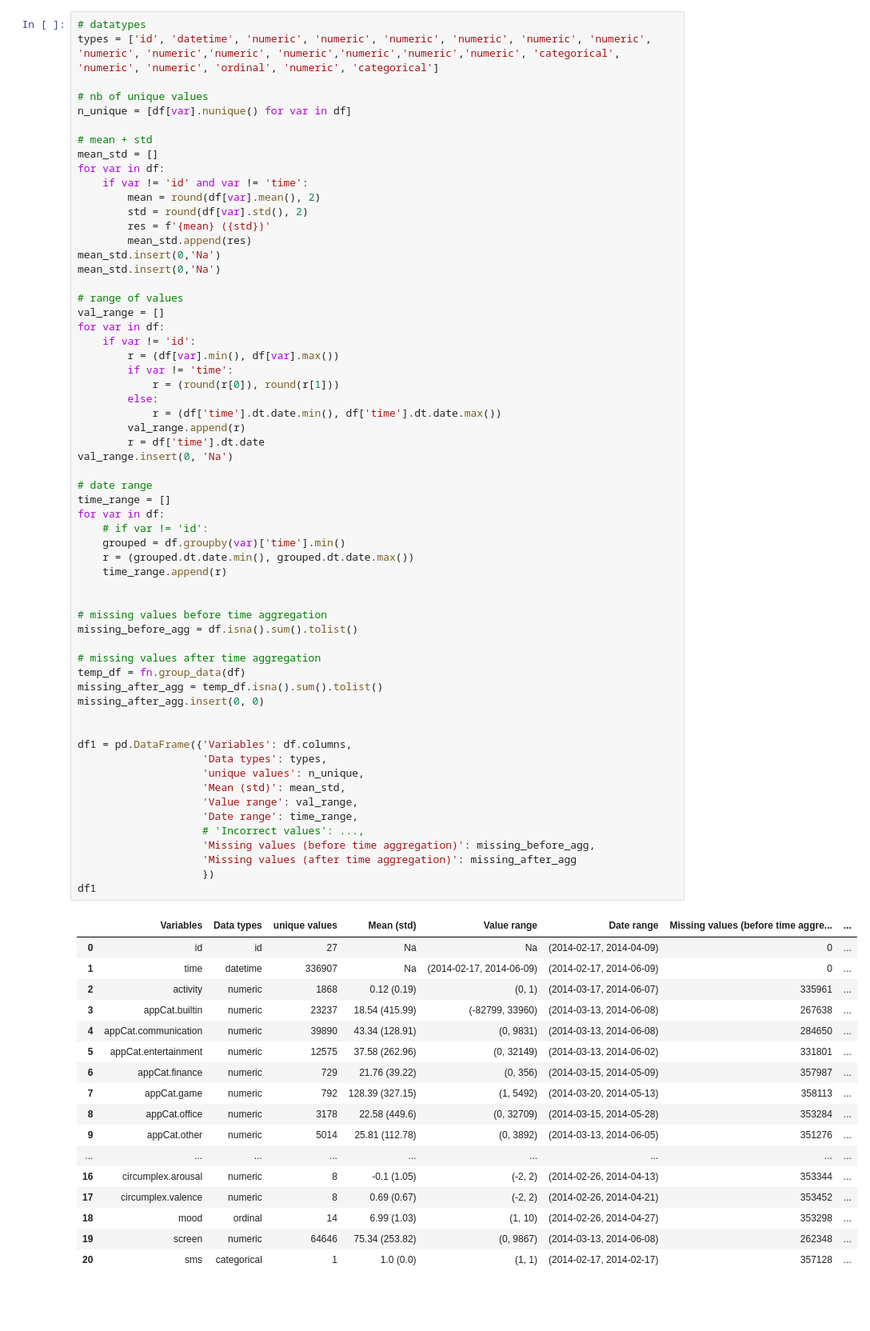
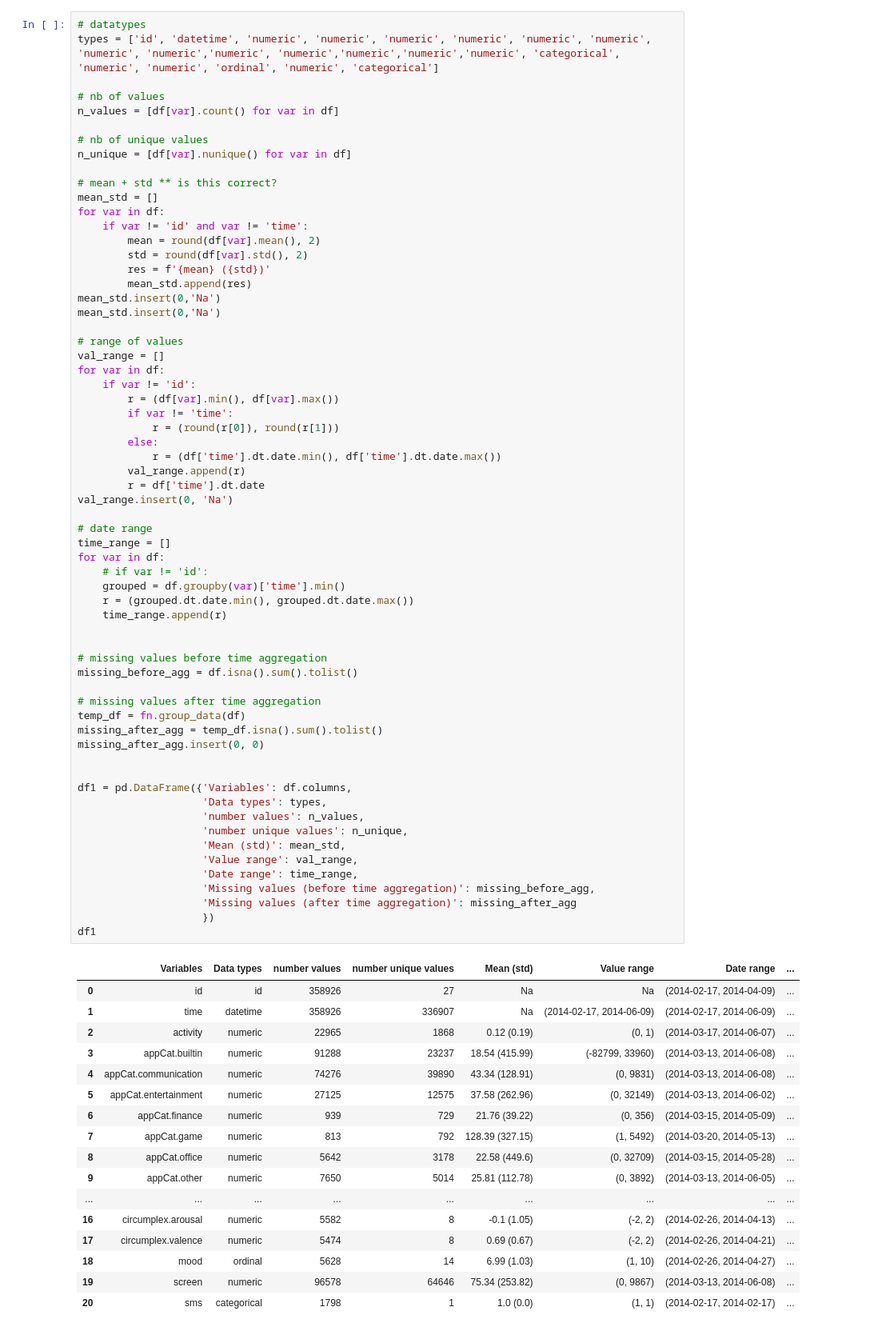
Before and after one commit to timmooren/DM1, a Jupyter notebook: DM_ryo.ipynb, the cells around one changed output. Shown at 80% size. Saved outputs shown, nothing was run; the diff lists cells and outputs as text; blank space fills up the shorter version.

```diff
--- a/DM_ryo.ipynb
+++ b/DM_ryo.ipynb
@@ -59,10 +55,13 @@ number of unique time entries: 336907
 # datatypes
 types = ['id', 'datetime', 'numeric', 'numeric', 'numeric', 'numeric', 'numeric', 'numeric', 'numeric', 'numeric','numeric', 'numeric','numeric','numeric','numeric', 'categorical', 'numeric', 'numeric', 'ordinal', 'numeric', 'categorical']
 
+# nb of values
+n_values = [df[var].count() for var in df]
+
 # nb of unique values
 n_unique = [df[var].nunique() for var in df]
 
-# mean + std
+# mean + std ** is this correct?
 mean_std = []
 for var in df:
     if var != 'id' and var != 'time':
@@ -87,49 +86,49 @@ for var in df:
 val_range.insert(0, 'Na')
 
 # date range
 time_range = []
 for var in df:
     # if var != 'id':
     grouped = df.groupby(var)['time'].min()
     r = (grouped.dt.date.min(), grouped.dt.date.max())
     time_range.append(r)
 
 
 # missing values before time aggregation
 missing_before_agg = df.isna().sum().tolist()
 
 # missing values after time aggregation
 temp_df = fn.group_data(df)
 missing_after_agg = temp_df.isna().sum().tolist()
 missing_after_agg.insert(0, 0)
 
 
 df1 = pd.DataFrame({'Variables': df.columns,
                     'Data types': types,
-                    'unique values': n_unique,
+                    'number values': n_values,
+                    'number unique values': n_unique,
                     'Mean (std)': mean_std,
                     'Value range': val_range,
                     'Date range': time_range,
-                    # 'Incorrect values': ...,
                     'Missing values (before time aggregation)': missing_before_agg,
                     'Missing values (after time aggregation)': missing_after_agg
                     })
 df1
 # %% [output]
-|  | Variables | Data types | unique values | Mean (std) | Value range | Date range | Missing values (before time aggre... | ... |
-| 0 | id | id | 27 | Na | Na | (2014-02-17, 2014-04-09) | 0 | ... |
-| 1 | time | datetime | 336907 | Na | (2014-02-17, 2014-06-09) | (2014-02-17, 2014-06-09) | 0 | ... |
-| 2 | activity | numeric | 1868 | 0.12 (0.19) | (0, 1) | (2014-03-17, 2014-06-07) | 335961 | ... |
-| 3 | appCat.builtin | numeric | 23237 | 18.54 (415.99) | (-82799, 33960) | (2014-03-13, 2014-06-08) | 267638 | ... |
-| 4 | appCat.communication | numeric | 39890 | 43.34 (128.91) | (0, 9831) | (2014-03-13, 2014-06-08) | 284650 | ... |
-| 5 | appCat.entertainment | numeric | 12575 | 37.58 (262.96) | (0, 32149) | (2014-03-13, 2014-06-02) | 331801 | ... |
-| 6 | appCat.finance | numeric | 729 | 21.76 (39.22) | (0, 356) | (2014-03-15, 2014-05-09) | 357987 | ... |
-| 7 | appCat.game | numeric | 792 | 128.39 (327.15) | (1, 5492) | (2014-03-20, 2014-05-13) | 358113 | ... |
-| 8 | appCat.office | numeric | 3178 | 22.58 (449.6) | (0, 32709) | (2014-03-15, 2014-05-28) | 353284 | ... |
-| 9 | appCat.other | numeric | 5014 | 25.81 (112.78) | (0, 3892) | (2014-03-13, 2014-06-05) | 351276 | ... |
+|  | Variables | Data types | number values | number unique values | Mean (std) | Value range | Date range | ... |
+| 0 | id | id | 358926 | 27 | Na | Na | (2014-02-17, 2014-04-09) | ... |
+| 1 | time | datetime | 358926 | 336907 | Na | (2014-02-17, 2014-06-09) | (2014-02-17, 2014-06-09) | ... |
+| 2 | activity | numeric | 22965 | 1868 | 0.12 (0.19) | (0, 1) | (2014-03-17, 2014-06-07) | ... |
+| 3 | appCat.builtin | numeric | 91288 | 23237 | 18.54 (415.99) | (-82799, 33960) | (2014-03-13, 2014-06-08) | ... |
+| 4 | appCat.communication | numeric | 74276 | 39890 | 43.34 (128.91) | (0, 9831) | (2014-03-13, 2014-06-08) | ... |
+| 5 | appCat.entertainment | numeric | 27125 | 12575 | 37.58 (262.96) | (0, 32149) | (2014-03-13, 2014-06-02) | ... |
+| 6 | appCat.finance | numeric | 939 | 729 | 21.76 (39.22) | (0, 356) | (2014-03-15, 2014-05-09) | ... |
+| 7 | appCat.game | numeric | 813 | 792 | 128.39 (327.15) | (1, 5492) | (2014-03-20, 2014-05-13) | ... |
+| 8 | appCat.office | numeric | 5642 | 3178 | 22.58 (449.6) | (0, 32709) | (2014-03-15, 2014-05-28) | ... |
+| 9 | appCat.other | numeric | 7650 | 5014 | 25.81 (112.78) | (0, 3892) | (2014-03-13, 2014-06-05) | ... |
 | ... | ... | ... | ... | ... | ... | ... | ... | ... |
-| 16 | circumplex.arousal | numeric | 8 | -0.1 (1.05) | (-2, 2) | (2014-02-26, 2014-04-13) | 353344 | ... |
-| 17 | circumplex.valence | numeric | 8 | 0.69 (0.67) | (-2, 2) | (2014-02-26, 2014-04-21) | 353452 | ... |
-| 18 | mood | ordinal | 14 | 6.99 (1.03) | (1, 10) | (2014-02-26, 2014-04-27) | 353298 | ... |
-| 19 | screen | numeric | 64646 | 75.34 (253.82) | (0, 9867) | (2014-03-13, 2014-06-08) | 262348 | ... |
-| 20 | sms | categorical | 1 | 1.0 (0.0) | (1, 1) | (2014-02-17, 2014-02-17) | 357128 | ... |
+| 16 | circumplex.arousal | numeric | 5582 | 8 | -0.1 (1.05) | (-2, 2) | (2014-02-26, 2014-04-13) | ... |
+| 17 | circumplex.valence | numeric | 5474 | 8 | 0.69 (0.67) | (-2, 2) | (2014-02-26, 2014-04-21) | ... |
+| 18 | mood | ordinal | 5628 | 14 | 6.99 (1.03) | (1, 10) | (2014-02-26, 2014-04-27) | ... |
+| 19 | screen | numeric | 96578 | 64646 | 75.34 (253.82) | (0, 9867) | (2014-03-13, 2014-06-08) | ... |
+| 20 | sms | categorical | 1798 | 1 | 1.0 (0.0) | (1, 1) | (2014-02-17, 2014-02-17) | ... |
```
Also changed, not shown: parts of 3 cells of this notebook, 3 other files.
